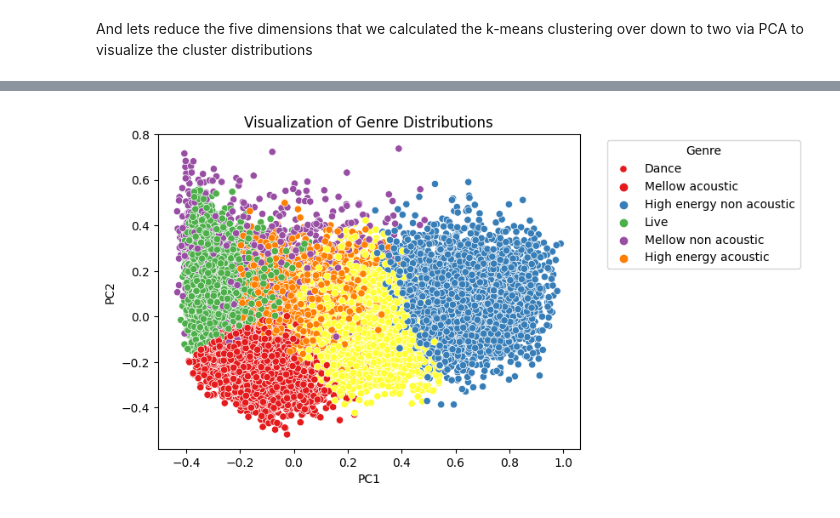
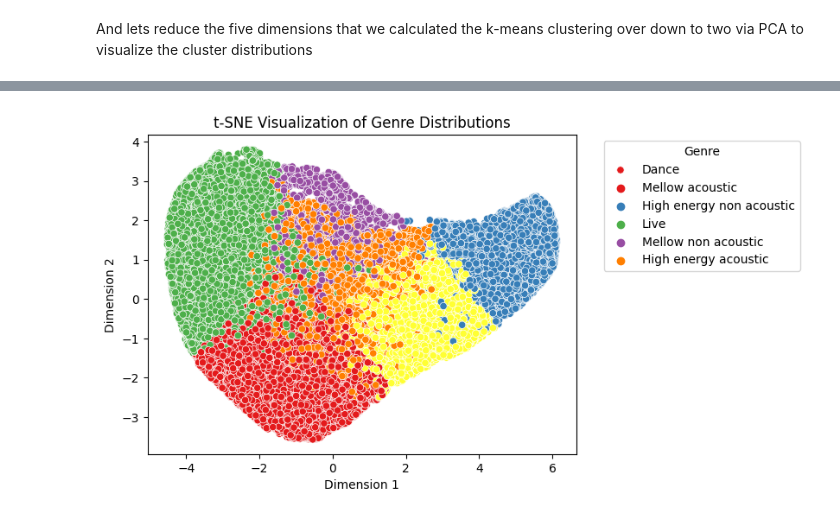
Before and after one commit to Joseph-Willem-Ricci/5450-final-project, a Jupyter notebook: CIS5450_Project.ipynb, the cells around one changed output, grey strips where cells are left out. Cells and saved outputs as stored; diff of their text form; code cells hidden in the pictures.

Commit message:
Better PCA and tSNE visualizations

```diff
--- a/CIS5450_Project.ipynb
+++ b/CIS5450_Project.ipynb
@@ -1421,15 +1433,11 @@ And lets reduce the five dimensions that we calculated the k-means clustering ov
 # %%
-pca = PCA(n_components=2)
-pca_scores = pca.fit_transform(df_final[k_means_feature_subset])
-
+tsne = TSNE(n_components=2, perplexity=10, n_iter=250, n_iter_without_progress=50)  # Delete all args for clearer viz, longer run time
+tsne_scores = tsne.fit_transform(df_final[k_means_feature_subset])
 colors = sns.color_palette('Set1', n_colors=6)
-
-pca_df = pd.DataFrame({'PC1': pca_scores[:,0], 'PC2': pca_scores[:,1], 'cluster': df_final['cluster']})
-
-# Create a scatter plot of the PCA scores, colored by genre
-ax = sns.scatterplot(data=pca_df, x='PC1', y='PC2', hue='cluster', palette=colors)
+tsne_df = pd.DataFrame({'Dimension 1': tsne_scores[:,0], 'Dimension 2': tsne_scores[:,1], 'cluster': df_final['cluster']})
+ax = sns.scatterplot(data=tsne_df, x='Dimension 1', y='Dimension 2', hue='cluster', palette=colors)
 ax.legend(bbox_to_anchor=(1.05, 1), loc='upper left', labels=[clusters[i].replace('_', ' ').replace('genre ', '').capitalize() for i in range(6)], title='Genre')
-plt.title('PCA Visualization of Genre Distributions')
+plt.title('t-SNE Visualization of Genre Distributions')
 plt.show()
 # %% [output]
-[figure, old version]
+[figure, new version]
```
Also changed, not shown: parts of 5 cells of this notebook.
